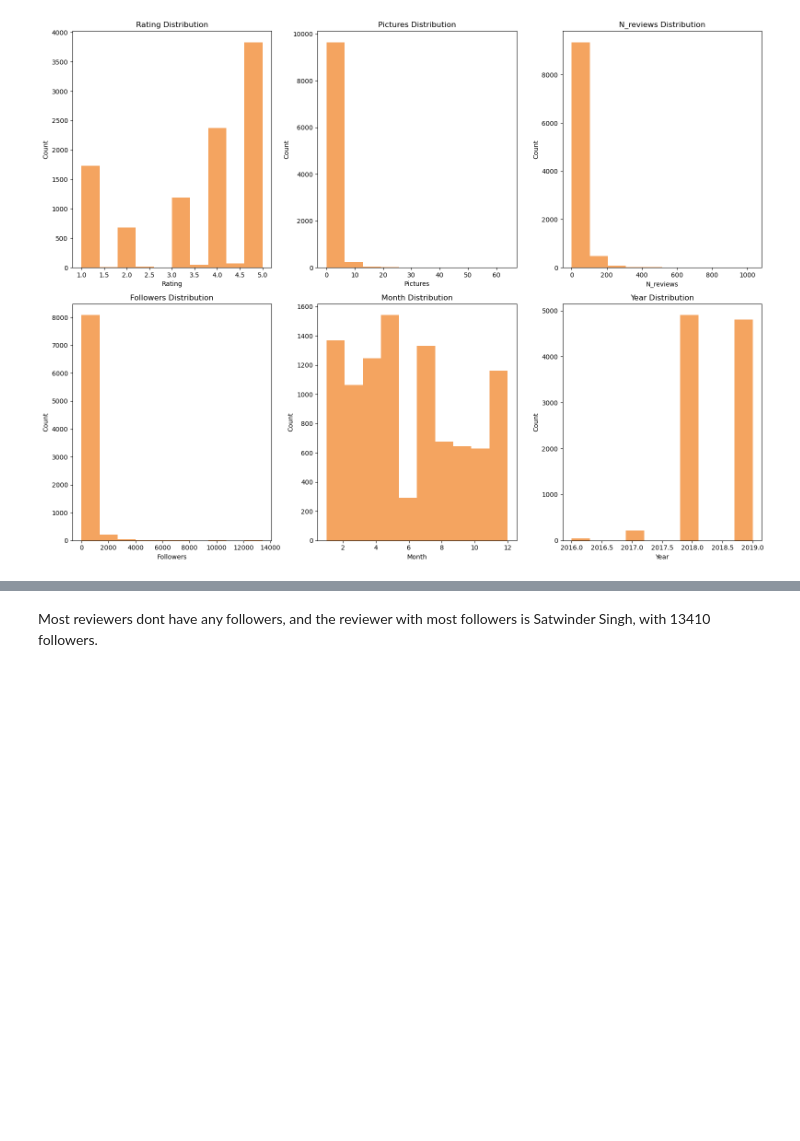
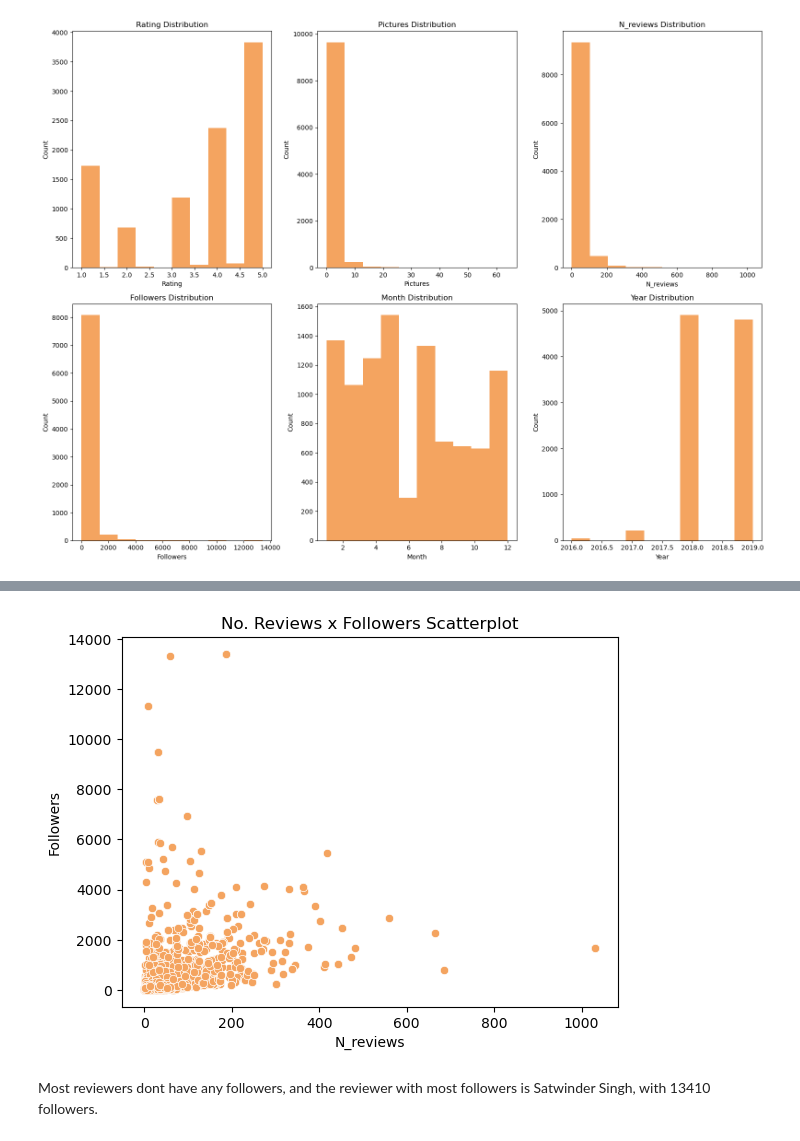
Before and after one commit to miguel-s-nascimento/TM_Project, a Jupyter notebook: exploration.ipynb, the cells around one changed output, grey strips where cells are left out. Saved outputs shown, nothing was run; the diff lists cells and outputs as text; code cells hidden in the pictures; blank space fills up the shorter version.

```diff
--- a/exploration.ipynb
+++ b/exploration.ipynb
@@ -156,3 +187,8 @@ reviews[reviews['Followers'] == 13410]
+# %%
+sns.scatterplot(reviews, x='N_reviews', y='Followers', c='sandybrown').set_title('No. Reviews x Followers Scatterplot')
+plt.show()
+# %% [output]
+[figure, added]
 # %% [markdown]
 Most reviewers dont have any followers, and the reviewer with most followers is Satwinder Singh, with 13410 followers.
 # %%
```
Also changed, not shown: parts of 13 cells of this notebook.
